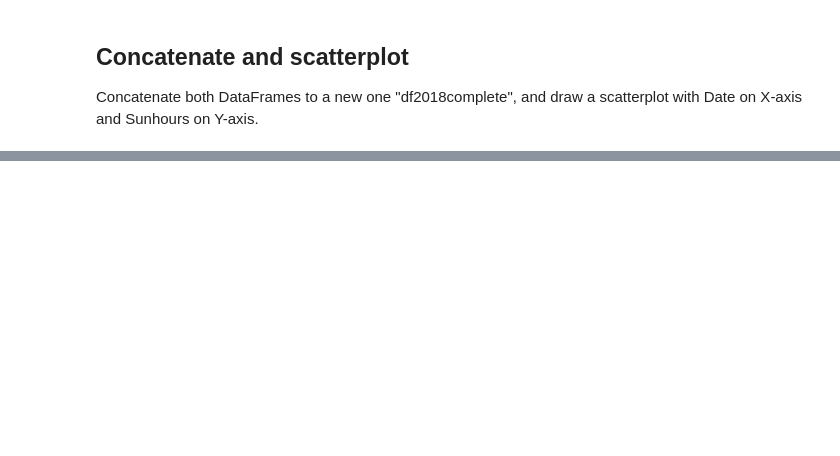
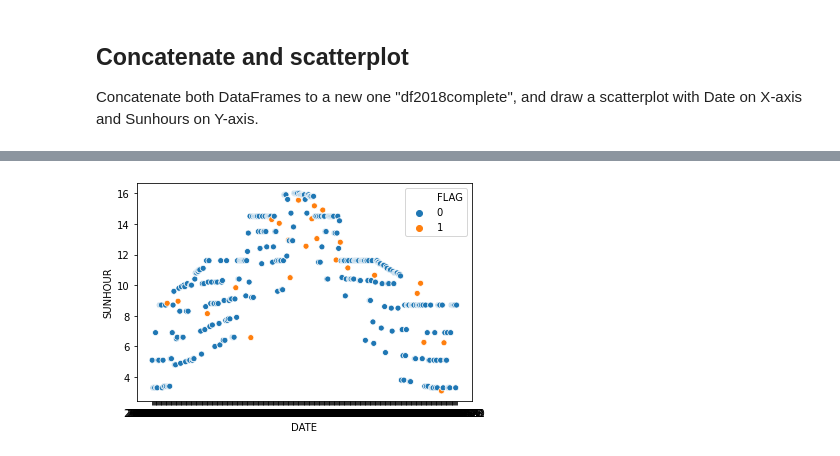
Before and after one commit to h4r1c0t/WildCodeSchool, a Jupyter notebook: Odyssey/Machine Learning/ML_challenge_Regressions_Weather.ipynb, the cells around one changed output, grey strips where cells are left out. Drawn from its saved outputs; the diff is of its cells as text; code cells hidden in the pictures; blank space fills up the shorter version.

```diff
--- a/Odyssey/Machine Learning/ML_challenge_Regressions_Weather.ipynb
+++ b/Odyssey/Machine Learning/ML_challenge_Regressions_Weather.ipynb
@@ -49,0 +169,8 @@ Print the R2-score for the test set.
+# %%
+col_list = ['MAX_TEMPERATURE_C', 'MIN_TEMPERATURE_C', 'WINDSPEED_MAX_KMH',
+       'TEMPERATURE_MORNING_C', 'TEMPERATURE_NOON_C', 'TEMPERATURE_EVENING_C',
+       'PRECIP_TOTAL_DAY_MM', 'HUMIDITY_MAX_PERCENT', 'VISIBILITY_AVG_KM',
+       'PRESSURE_MAX_MB', 'CLOUDCOVER_AVG_PERCENT', 'HEATINDEX_MAX_C',
+       'DEWPOINT_MAX_C', 'WINDTEMP_MAX_C', 'MONTH', 'DAY']
+
+Best_LRmodel, col_to_keep = best_LRmodel_training(data = df_clean, y_column = 'SUNHOUR', X_columns = col_list)
@@ -54,0 +185,9 @@ Predict the sunhours values for your DF "df_nan".
+# %%
+# Your code here :
+X = df_nan[col_to_keep]
+
+# Prediction
+df_nan['SUNHOUR'] = Best_LRmodel.predict(X)
+
+# Flag
+df_nan['FLAG'] = 1
@@ -54,0 +204,2 @@ Predict the sunhours values for your DF "df_nan".
+# %%
+df_clean['FLAG'] = 0
@@ -60,0 +216,5 @@ Concatenate both DataFrames to a new one "df2018complete", and draw a scatterplo
+# %%
+# Your code here
+df2018complete = pd.concat([df_clean, df_nan], axis = 0)
+df2018complete.sort_values(by = ['MONTH', 'DAY'], axis = 0, inplace = True)
+df2018complete.info()
@@ -60,0 +239,8 @@ Concatenate both DataFrames to a new one "df2018complete", and draw a scatterplo
+# %%
+import matplotlib.pyplot as plt
+import seaborn as sns
+
+sns.scatterplot('DATE', 'SUNHOUR', data = df2018complete, hue = 'FLAG')
+plt.show()
+# %% [output]
+[figure, added]
```
Also changed, not shown: parts of 13 cells of this notebook.
